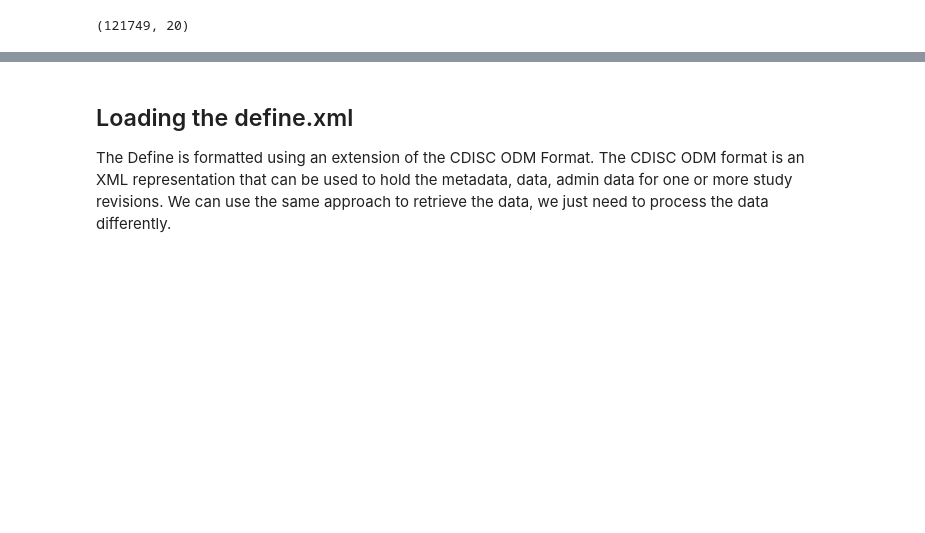
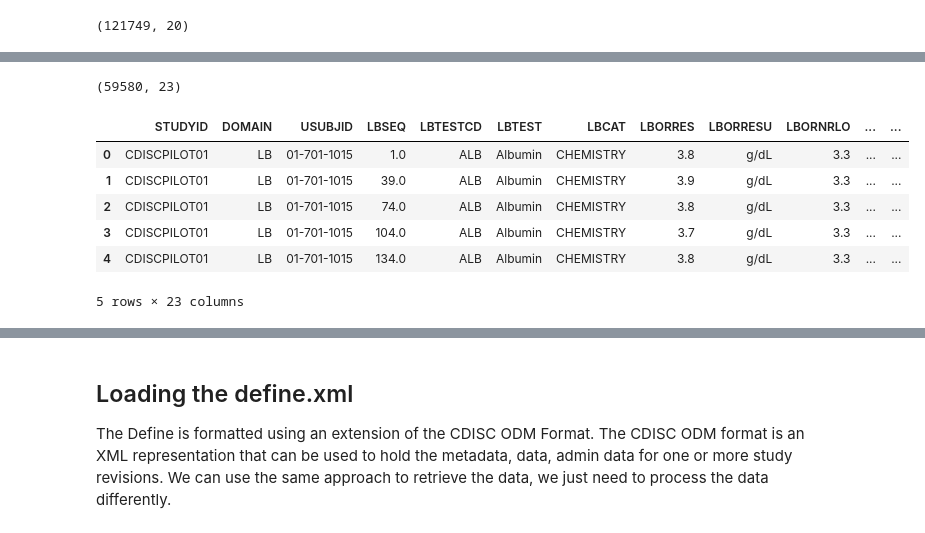
Before and after one commit to phuse-org/phuse-python-sde-sep2021, a Jupyter notebook: workbooks/01-Loading-data.ipynb, the cells around one changed output, grey strips where cells are left out. Saved outputs shown, nothing was run; the diff lists cells and outputs as text; code cells hidden in the pictures; blank space fills up the shorter version.

```diff
--- a/workbooks/01-Loading-data.ipynb
+++ b/workbooks/01-Loading-data.ipynb
@@ -351,3 +351,21 @@ qs['QSSTRESN'] = pd.to_numeric(qs['QSSTRESC'], errors='coerce')
 # %%
 # Let's dump and play
 qs.to_csv("qs.csv", header=True, index=False)
+# %%
+# Look at the Labs
+
+lb = load_cdiscpilot_dataset('LB')
+# %%
+lb.shape
+# %% [output]
+(59580, 23)
+# %%
+lb.head()
+# %% [output]
+|  | STUDYID | DOMAIN | USUBJID | LBSEQ | LBTESTCD | LBTEST | LBCAT | LBORRES | LBORRESU | LBORNRLO | ... | ... |
+| 0 | CDISCPILOT01 | LB | 01-701-1015 | 1.0 | ALB | Albumin | CHEMISTRY | 3.8 | g/dL | 3.3 | ... | ... |
+| 1 | CDISCPILOT01 | LB | 01-701-1015 | 39.0 | ALB | Albumin | CHEMISTRY | 3.9 | g/dL | 3.3 | ... | ... |
+| 2 | CDISCPILOT01 | LB | 01-701-1015 | 74.0 | ALB | Albumin | CHEMISTRY | 3.8 | g/dL | 3.3 | ... | ... |
+| 3 | CDISCPILOT01 | LB | 01-701-1015 | 104.0 | ALB | Albumin | CHEMISTRY | 3.7 | g/dL | 3.3 | ... | ... |
+| 4 | CDISCPILOT01 | LB | 01-701-1015 | 134.0 | ALB | Albumin | CHEMISTRY | 3.8 | g/dL | 3.3 | ... | ... |
+5 rows × 23 columns
```
Also changed, not shown: parts of 6 cells of this notebook.
